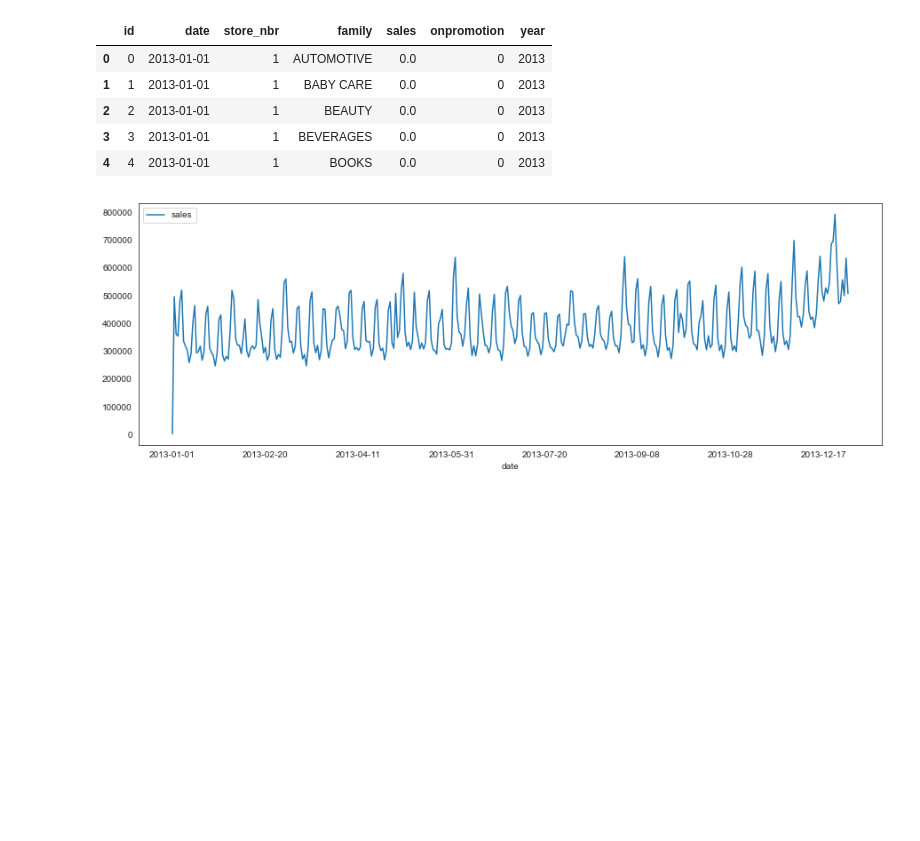
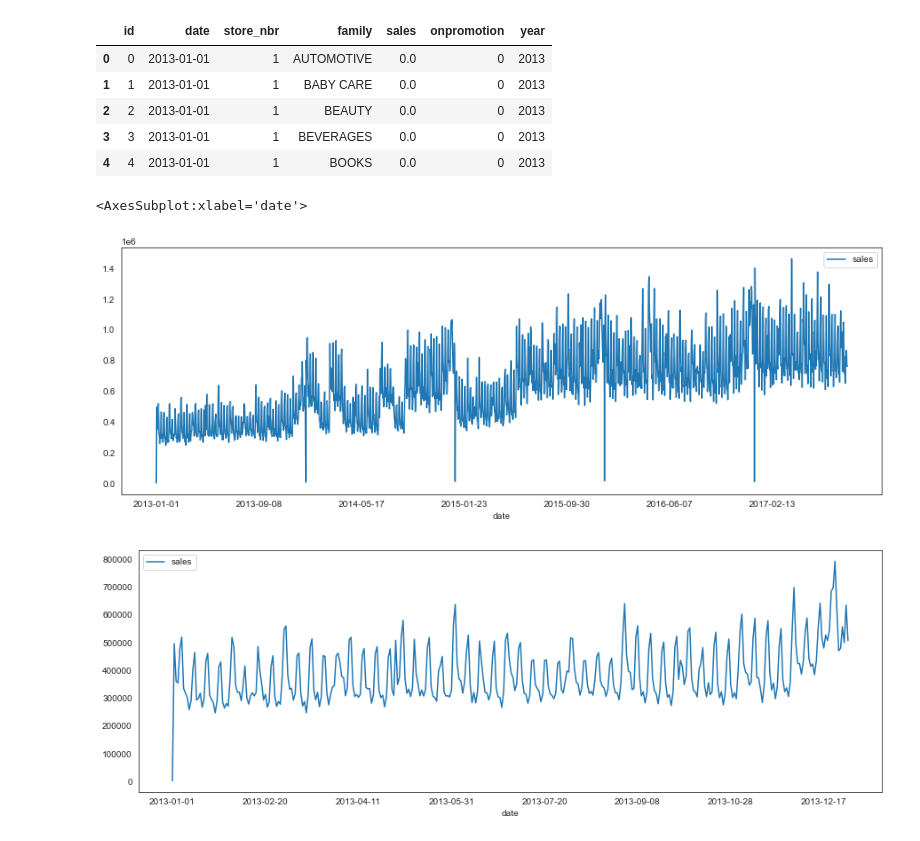
Before and after one commit to aoao010817/kaggle_StoreSales, a Jupyter notebook: EDA.ipynb, the cells around one changed output. Saved outputs shown, nothing was run; the diff lists cells and outputs as text; code cells hidden in the pictures; blank space fills up the shorter version.

```diff
--- a/EDA.ipynb
+++ b/EDA.ipynb
@@ -186,6 +216,14 @@ display(df_train.head())
 | 2 | 2 | 2013-01-01 | 1 | BEAUTY | 0.0 | 0 | 2013 |
 | 3 | 3 | 2013-01-01 | 1 | BEVERAGES | 0.0 | 0 | 2013 |
 | 4 | 4 | 2013-01-01 | 1 | BOOKS | 0.0 | 0 | 2013 |
+# %%
+# df_trainを可視化
+sns.set_style("white")
+df_date = df_train[["date", "sales"]].groupby("date").sum()
+df_date.plot(y="sales", figsize=(15,5))
+# %% [output]
+<AxesSubplot:xlabel='date'>
+[figure, added]
 # %%
 # df_trainを年毎に可視化
 sns.set_style("white")
```
Also changed, not shown: parts of 11 cells of this notebook, 2 other files.
